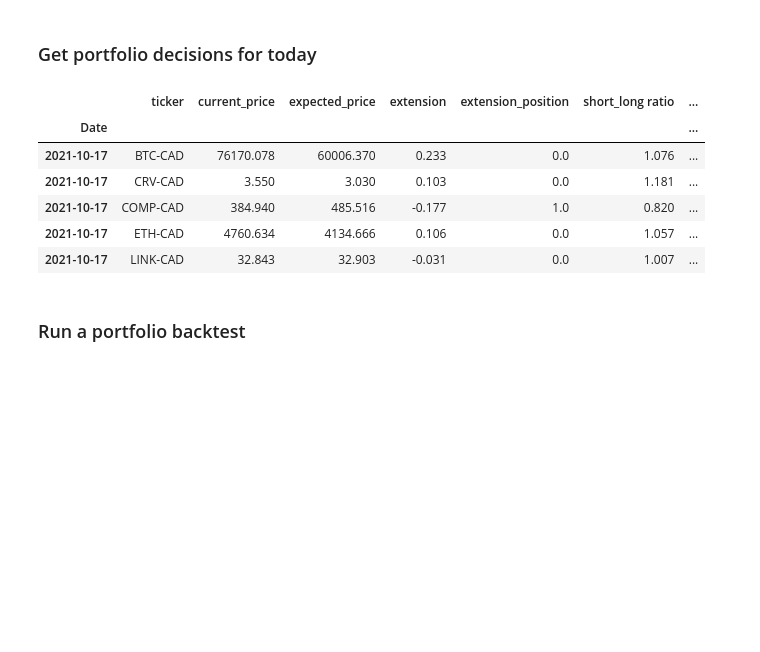
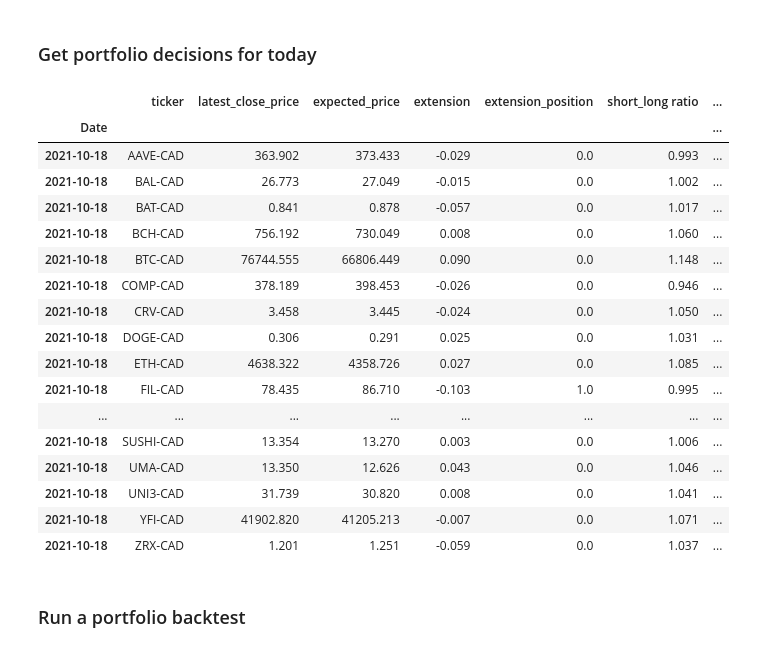
Before and after one commit to nlefrancois6/Investing-Strategy, a Jupyter notebook: MRT Clean.ipynb, the cells around one changed output. Drawn from its saved outputs; the diff is of its cells as text; code cells hidden in the pictures; blank space fills up the shorter version.

Commit message:
Add live price data to daily recommendations and package SMAMeanReversion_strat() inputs

```diff
--- a/MRT Clean.ipynb
+++ b/MRT Clean.ipynb
@@ -64,34 +64,46 @@ max_drawdown_duration       17.000     143.000
 # %%
 #List of stocks we want to consider in our portfolio
 #tickers = ['ETH-CAD','BTC-CAD','ADA-CAD','BNB-CAD','SNP','GOOGL','AAPL']
-tickers = ['BTC-CAD','CRV-CAD','COMP-CAD','ETH-CAD','LINK-CAD']
-#tickers = ['AAVE-CAD','BAL-CAD','BAT-CAD','BCH-CAD','BTC-CAD','COMP-CAD','CRV-CAD','DOGE-CAD','ETH-CAD','FIL-CAD','KNC-CAD','LINK-CAD','LTC-CAD','MANA-CAD','MATIC-CAD','MKR-CAD','SNX-CAD','SUSHI-CAD','UMA-CAD','UNI3-CAD','YFI-CAD','ZRX-CAD']
+#tickers = ['BTC-CAD','CRV-CAD','COMP-CAD','ETH-CAD','LINK-CAD']
+tickers = ['AAVE-CAD','BAL-CAD','BAT-CAD','BCH-CAD','BTC-CAD','COMP-CAD','CRV-CAD','DOGE-CAD','ETH-CAD','FIL-CAD','KNC-CAD','LINK-CAD','LTC-CAD','MANA-CAD','MATIC-CAD','MKR-CAD','SNX-CAD','SUSHI-CAD','UMA-CAD','UNI3-CAD','YFI-CAD','ZRX-CAD']
 #tickers = ['TSLA','AAPL','TD','AMZN','SHOP','MSFT','RY','BNS','NVDA','CNR','BMO','FTS','ARKK','ABNB','NFLX','COIN','FB','BCE','VOO','DOL','SQ','KO','GOOGL','WMT']
 current_positions = [0]*len(tickers)
 
 #Set strategy params
 strat_func = SMAMeanReversion_strat
-SMA = 50
+SMA = 15
 threshold = 0.1
 safety = False
 safety_threshold = 0.15
-short_term_sma=30
-long_term_sma=90
+short_term_sma=10
+long_term_sma=30
 short_long_threshold=0.05
+tp_threshold = 0.7
 #Pack the strategy settings
-strat_settings2 = [strat_func, tickers, current_positions, SMA, threshold, safety, safety_threshold, short_term_sma, long_term_sma, short_long_threshold]
+strat_settings2 = [strat_func, tickers, current_positions, SMA, threshold, safety, safety_threshold, short_term_sma, long_term_sma, short_long_threshold, tp_threshold]
 
 #Apply strategy to portfolio
 decisions = applyPortfolioStrat(strat_settings2)
 decisions
 # %% [output]
-|  | ticker | current_price | expected_price | extension | extension_position | short_long ratio | ... |
+|  | ticker | latest_close_price | expected_price | extension | extension_position | short_long ratio | ... |
 | Date |  |  |  |  |  |  | ... |
-| 2021-10-17 | BTC-CAD | 76170.078 | 60006.370 | 0.233 | 0.0 | 1.076 | ... |
-| 2021-10-17 | CRV-CAD | 3.550 | 3.030 | 0.103 | 0.0 | 1.181 | ... |
-| 2021-10-17 | COMP-CAD | 384.940 | 485.516 | -0.177 | 1.0 | 0.820 | ... |
-| 2021-10-17 | ETH-CAD | 4760.634 | 4134.666 | 0.106 | 0.0 | 1.057 | ... |
-| 2021-10-17 | LINK-CAD | 32.843 | 32.903 | -0.031 | 0.0 | 1.007 | ... |
+| 2021-10-18 | AAVE-CAD | 363.902 | 373.433 | -0.029 | 0.0 | 0.993 | ... |
+| 2021-10-18 | BAL-CAD | 26.773 | 27.049 | -0.015 | 0.0 | 1.002 | ... |
+| 2021-10-18 | BAT-CAD | 0.841 | 0.878 | -0.057 | 0.0 | 1.017 | ... |
+| 2021-10-18 | BCH-CAD | 756.192 | 730.049 | 0.008 | 0.0 | 1.060 | ... |
+| 2021-10-18 | BTC-CAD | 76744.555 | 66806.449 | 0.090 | 0.0 | 1.148 | ... |
+| 2021-10-18 | COMP-CAD | 378.189 | 398.453 | -0.026 | 0.0 | 0.946 | ... |
+| 2021-10-18 | CRV-CAD | 3.458 | 3.445 | -0.024 | 0.0 | 1.050 | ... |
+| 2021-10-18 | DOGE-CAD | 0.306 | 0.291 | 0.025 | 0.0 | 1.031 | ... |
+| 2021-10-18 | ETH-CAD | 4638.322 | 4358.726 | 0.027 | 0.0 | 1.085 | ... |
+| 2021-10-18 | FIL-CAD | 78.435 | 86.710 | -0.103 | 1.0 | 0.995 | ... |
+| ... | ... | ... | ... | ... | ... | ... | ... |
+| 2021-10-18 | SUSHI-CAD | 13.354 | 13.270 | 0.003 | 0.0 | 1.006 | ... |
+| 2021-10-18 | UMA-CAD | 13.350 | 12.626 | 0.043 | 0.0 | 1.046 | ... |
+| 2021-10-18 | UNI3-CAD | 31.739 | 30.820 | 0.008 | 0.0 | 1.041 | ... |
+| 2021-10-18 | YFI-CAD | 41902.820 | 41205.213 | -0.007 | 0.0 | 1.071 | ... |
+| 2021-10-18 | ZRX-CAD | 1.201 | 1.251 | -0.059 | 0.0 | 1.037 | ... |
 # %% [markdown]
 ### Run a portfolio backtest
 # %%
```
Also changed, not shown: parts of 3 cells of this notebook, 1 other file.
